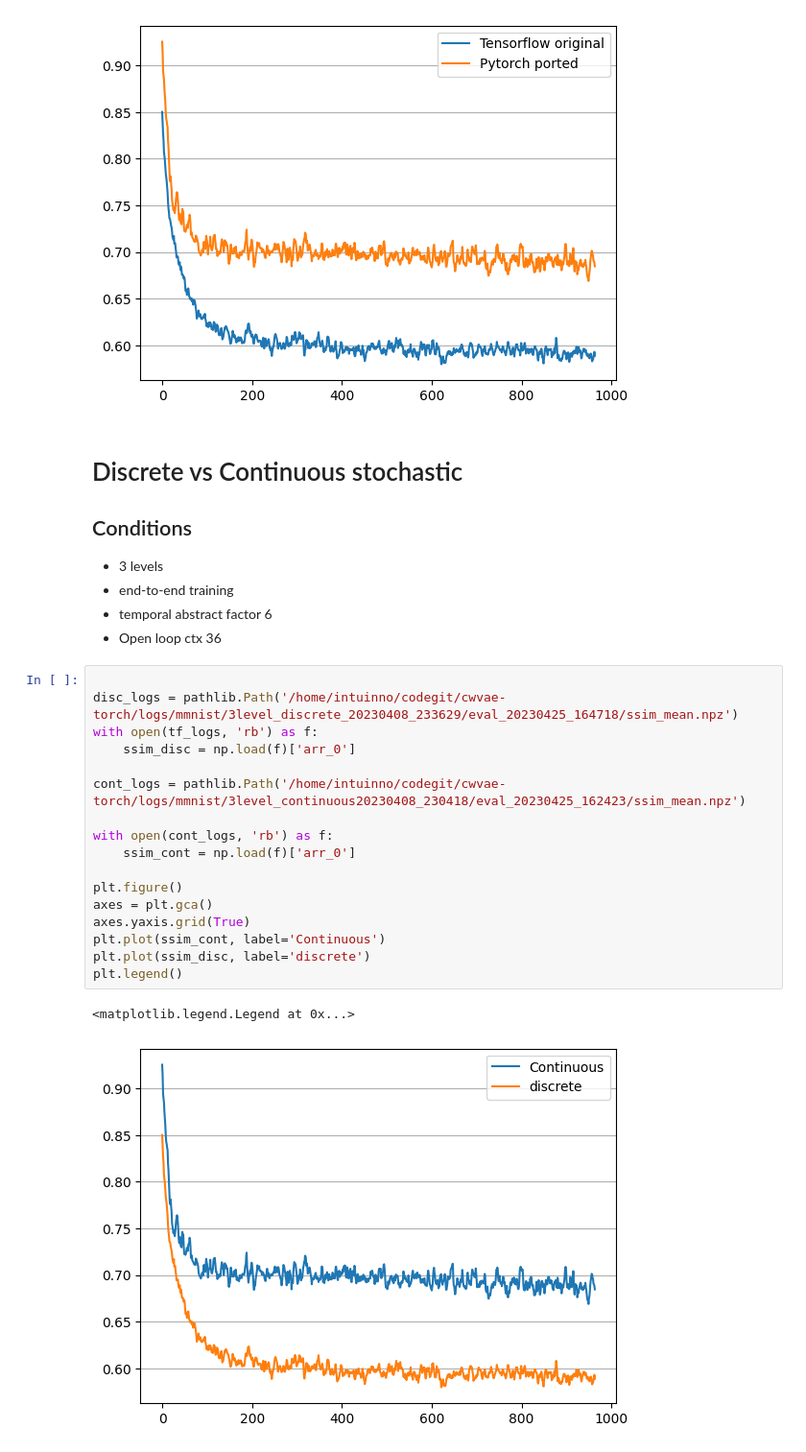
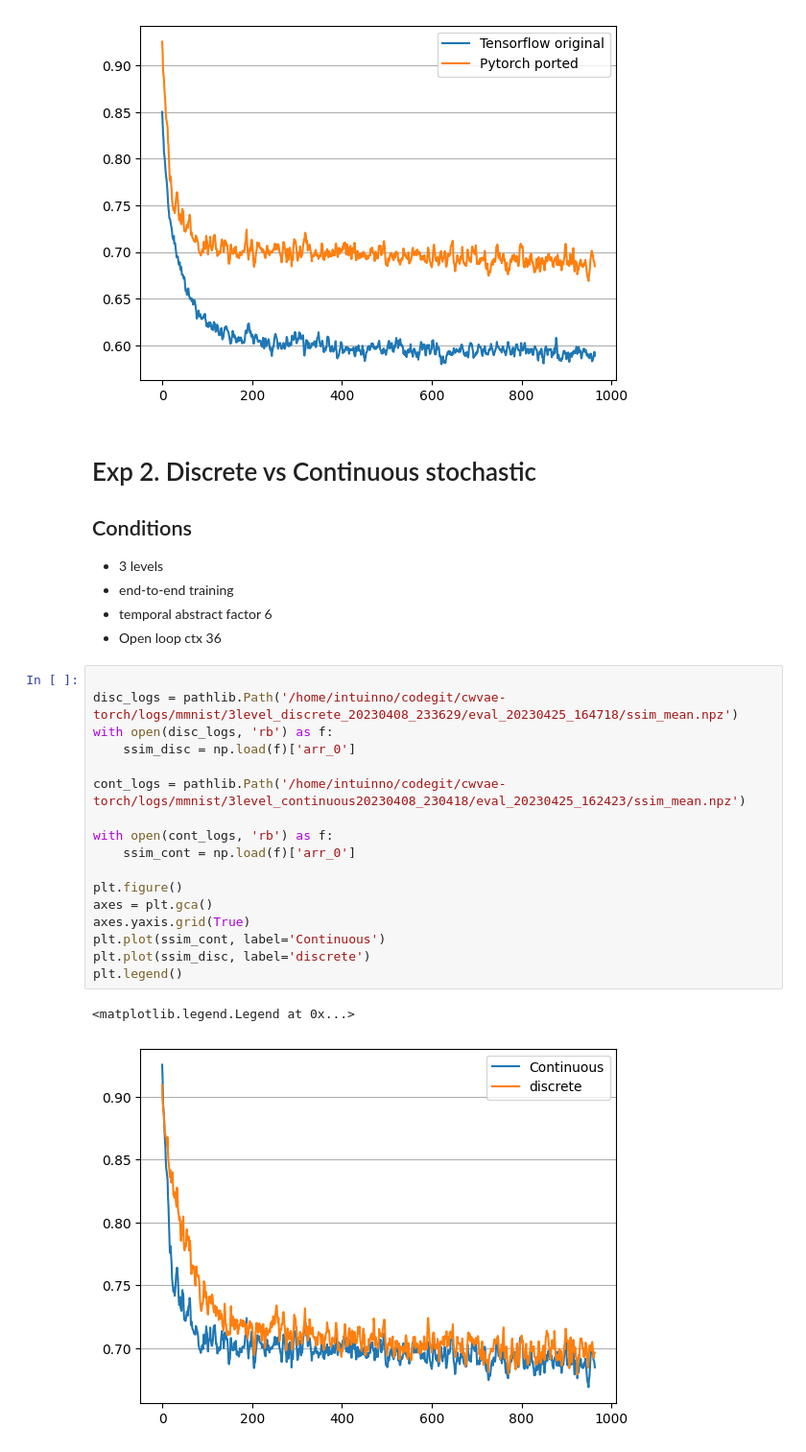
Before and after one commit to intuinno/cwvae-torch, a Jupyter notebook: notebooks/metrics.ipynb, the cells around one changed output. Shown at 96% size. Drawn from its saved outputs; the diff is of its cells as text.

```diff
--- a/notebooks/metrics.ipynb
+++ b/notebooks/metrics.ipynb
@@ -32,7 +32,7 @@ plt.legend()
 <matplotlib.legend.Legend at 0x...>
 [figure]
 # %% [markdown]
-# Discrete vs Continuous stochastic
+# Exp 2. Discrete vs Continuous stochastic
 
 ## Conditions
 - 3 levels
@@ -42,20 +42,20 @@ plt.legend()
 # %%
 
 disc_logs = pathlib.Path('/home/intuinno/codegit/cwvae-torch/logs/mmnist/3level_discrete_20230408_233629/eval_20230425_164718/ssim_mean.npz')
-with open(tf_logs, 'rb') as f:
+with open(disc_logs, 'rb') as f:
     ssim_disc = np.load(f)['arr_0']
 
 cont_logs = pathlib.Path('/home/intuinno/codegit/cwvae-torch/logs/mmnist/3level_continuous20230408_230418/eval_20230425_162423/ssim_mean.npz')
 
 with open(cont_logs, 'rb') as f:
     ssim_cont = np.load(f)['arr_0']
 
 plt.figure()
 axes = plt.gca()
 axes.yaxis.grid(True)
 plt.plot(ssim_cont, label='Continuous')
 plt.plot(ssim_disc, label='discrete')
 plt.legend()
 # %% [output]
 <matplotlib.legend.Legend at 0x...>
-[figure, old version]
+[figure, new version]
```
Also changed, not shown: parts of 4 cells of this notebook.
